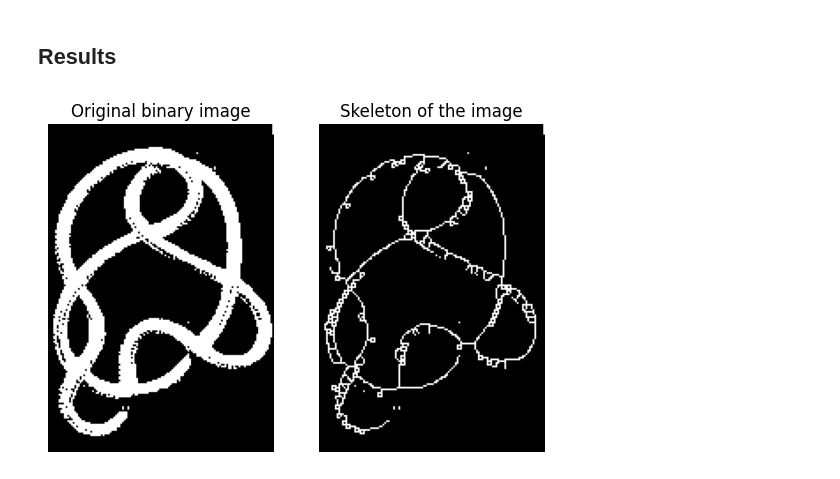
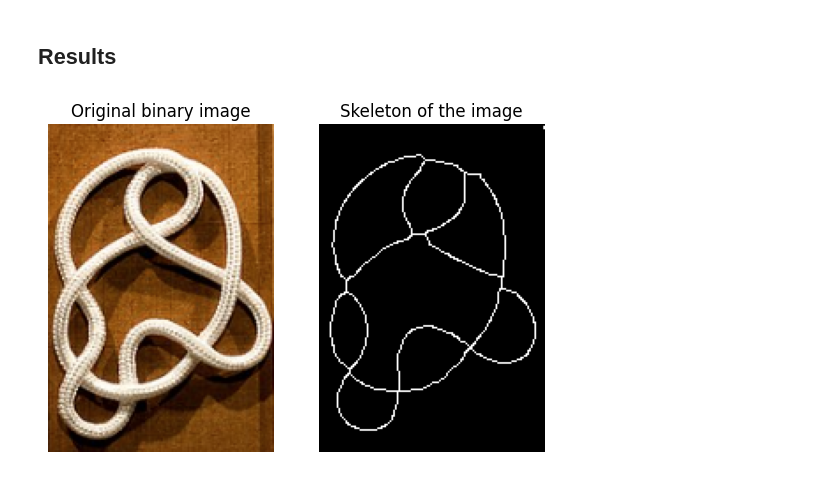
Before and after one commit to PhilJ0ly/knotId, a Jupyter notebook: skeleton_zhang.ipynb, the cells around one changed output. Cells and saved outputs as stored; diff of their text form; code cells hidden in the pictures.

Commit message:
implemented region-based segmentation to improve Biniziration for Zhang

```diff
--- a/skeleton_zhang.ipynb
+++ b/skeleton_zhang.ipynb
@@ -18,7 +28,9 @@ from skimage.color import rgb2gray
 # %%
-Img_Original =  io.imread( './examples/4_knot.png')[...,:3]      # Gray image, rgb images need pre-conversion
-img_gray = rgb2gray(Img_Original)
+img_Original =  io.imread(f'./examples/{i}_knot.png')[...,:3]      # Gray image, rgb images need pre-conversion
+img_gray = rgb2gray(img_Original)
 
 "Convert gray images to binary images using Otsu's method"
 Otsu_Threshold = threshold_otsu(img_gray)
-BW_Original = img_gray > Otsu_Threshold
+t = Otsu_Threshold
+BW_Original = img_gray > t
+plt.imshow(BW_Original)
@@ -24,0 +57,3 @@ BW_Original = img_gray > Otsu_Threshold
+# %%
+elevation_map = sobel(img_gray)
+plt.imshow(elevation_map)
@@ -24,0 +63,7 @@ BW_Original = img_gray > Otsu_Threshold
+# %%
+markers = np.zeros_like(img_gray)
+markers[img_gray<30/255]=1
+markers[img_gray>150/255]=2
+markers = markers.astype(np.int32)
+plt.imshow(markers)
+# print(img_gray.max())
@@ -24,0 +77,3 @@ BW_Original = img_gray > Otsu_Threshold
+# %%
+segmant = watershed(elevation_map, markers)-1
+plt.imshow(segmant)
@@ -73,17 +131,17 @@ def zhangSuen(image):
 # %% [markdown]
 ## Results
 # %%
-BW_Skeleton = zhangSuen(BW_Original)
-# BW_Skeleton = BW_Original
+BW_Skeleton = zhangSuen(segmant)
+# BW_Skeleton = result
 "Display the results"
 fig, ax = plt.subplots(1, 2)
 ax1, ax2 = ax.ravel()
-ax1.imshow(BW_Original, cmap=plt.cm.gray)
+ax1.imshow(img_Original)
 ax1.set_title('Original binary image')
 ax1.axis('off')
 ax2.imshow(BW_Skeleton, cmap=plt.cm.gray)
 ax2.set_title('Skeleton of the image')
 ax2.axis('off')
 plt.show()
 # %% [output]
-[figure, old version]
+[figure, new version]
```
Also changed, not shown: parts of 10 cells of this notebook.
